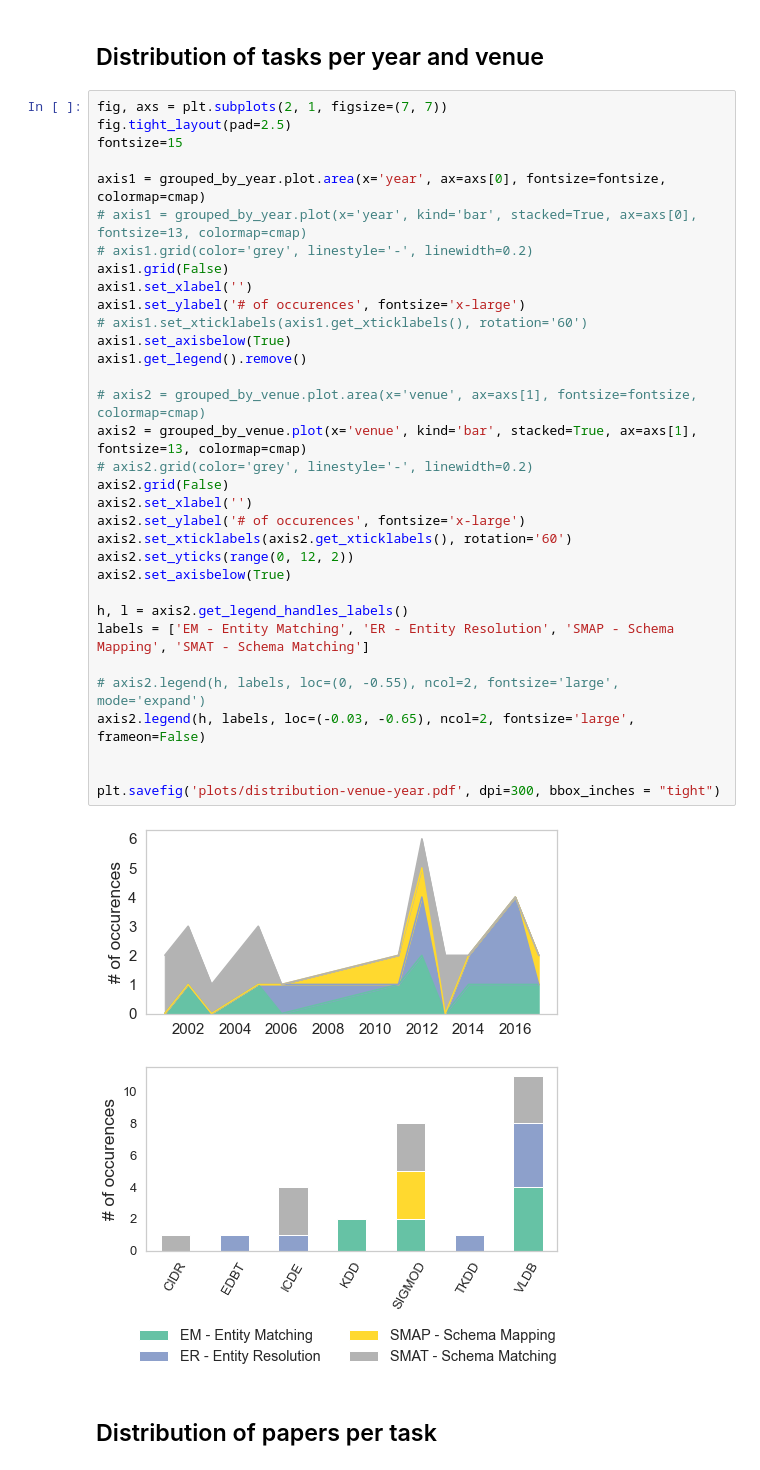
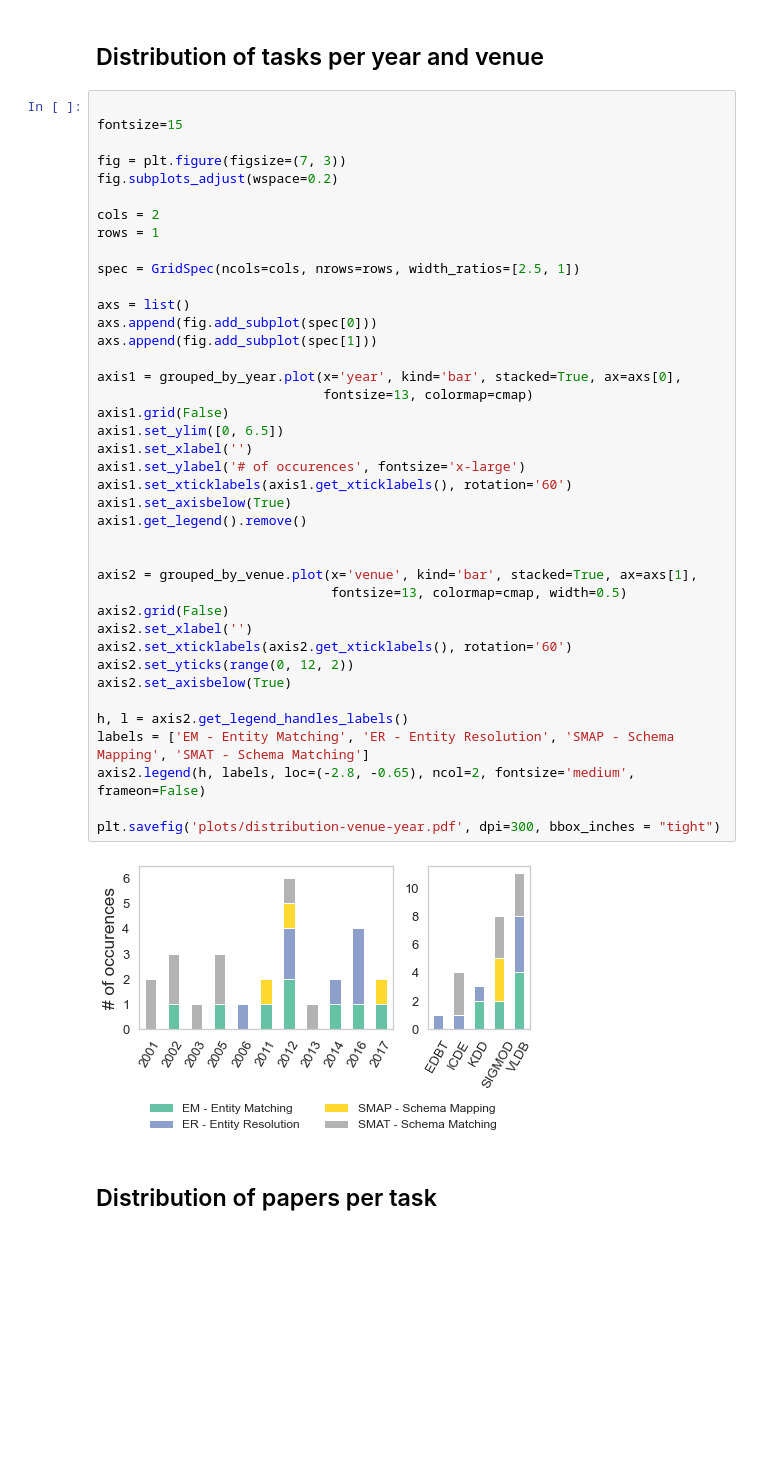
Before and after one commit to delftdata/reproducibility-matching-tasks, a Jupyter notebook: Process data.ipynb, the cells around one changed output. Cells and saved outputs as stored; diff of their text form; blank space fills up the shorter version.

```diff
--- a/Process data.ipynb
+++ b/Process data.ipynb
@@ -252,40 +195,47 @@ method_df = df[['name', 'method_problem',
 # %% [markdown]
 ## Distribution of tasks per year and venue
 # %%
-fig, axs = plt.subplots(2, 1, figsize=(7, 7))
-fig.tight_layout(pad=2.5)
+
 fontsize=15
 
-axis1 = grouped_by_year.plot.area(x='year', ax=axs[0], fontsize=fontsize, colormap=cmap)
-# axis1 = grouped_by_year.plot(x='year', kind='bar', stacked=True, ax=axs[0], fontsize=13, colormap=cmap)
-# axis1.grid(color='grey', linestyle='-', linewidth=0.2)
+fig = plt.figure(figsize=(7, 3))
+fig.subplots_adjust(wspace=0.2)
+
+cols = 2
+rows = 1
+
+spec = GridSpec(ncols=cols, nrows=rows, width_ratios=[2.5, 1])
+
+axs = list()
+axs.append(fig.add_subplot(spec[0]))
+axs.append(fig.add_subplot(spec[1]))
+
+axis1 = grouped_by_year.plot(x='year', kind='bar', stacked=True, ax=axs[0],
+                             fontsize=13, colormap=cmap)
 axis1.grid(False)
+axis1.set_ylim([0, 6.5])
 axis1.set_xlabel('')
 axis1.set_ylabel('# of occurences', fontsize='x-large')
-# axis1.set_xticklabels(axis1.get_xticklabels(), rotation='60')
+axis1.set_xticklabels(axis1.get_xticklabels(), rotation='60')
 axis1.set_axisbelow(True)
 axis1.get_legend().remove()
 
-# axis2 = grouped_by_venue.plot.area(x='venue', ax=axs[1], fontsize=fontsize, colormap=cmap)
-axis2 = grouped_by_venue.plot(x='venue', kind='bar', stacked=True, ax=axs[1], fontsize=13, colormap=cmap)
-# axis2.grid(color='grey', linestyle='-', linewidth=0.2)
+
+axis2 = grouped_by_venue.plot(x='venue', kind='bar', stacked=True, ax=axs[1],
+                              fontsize=13, colormap=cmap, width=0.5)
 axis2.grid(False)
 axis2.set_xlabel('')
-axis2.set_ylabel('# of occurences', fontsize='x-large')
 axis2.set_xticklabels(axis2.get_xticklabels(), rotation='60')
 axis2.set_yticks(range(0, 12, 2))
 axis2.set_axisbelow(True)
 
 h, l = axis2.get_legend_handles_labels()
 labels = ['EM - Entity Matching', 'ER - Entity Resolution', 'SMAP - Schema Mapping', 'SMAT - Schema Matching']
-
-# axis2.legend(h, labels, loc=(0, -0.55), ncol=2, fontsize='large', mode='expand')
-axis2.legend(h, labels, loc=(-0.03, -0.65), ncol=2, fontsize='large', frameon=False)
-
+axis2.legend(h, labels, loc=(-2.8, -0.65), ncol=2, fontsize='medium', frameon=False)
 
 plt.savefig('plots/distribution-venue-year.pdf', dpi=300, bbox_inches = "tight")
 # %% [output]
-[figure, old version]
+[figure, new version]
 # %% [markdown]
 ## Distribution of papers per task
 # %%
```
Also changed, not shown: parts of 27 cells of this notebook, 14 other files.
